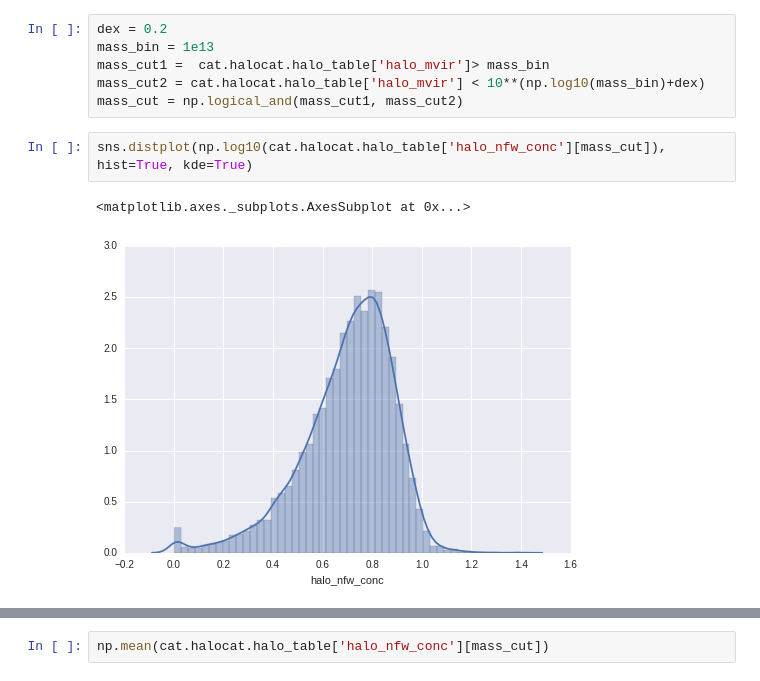
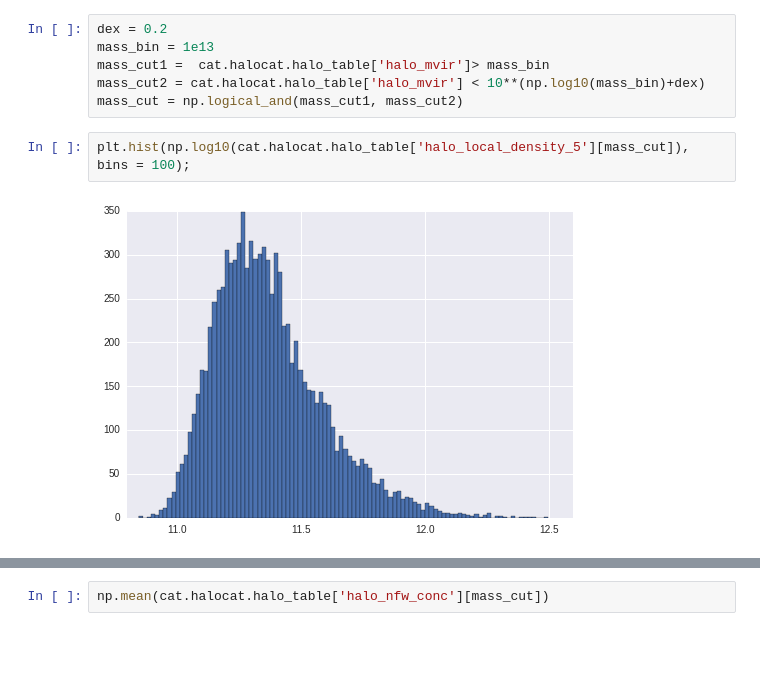
Before and after one commit to mclaughlin6464/pearce, a Jupyter notebook: notebooks/Test Cat.ipynb, the cells around one changed output, grey strips where cells are left out. Cells and saved outputs as stored; diff of their text form; blank space fills up the shorter version.

```diff
--- a/notebooks/Test Cat.ipynb
+++ b/notebooks/Test Cat.ipynb
@@ -137,7 +138,6 @@ mass_cut1 =  cat.halocat.halo_table['halo_mvir']> mass_bin
 mass_cut2 = cat.halocat.halo_table['halo_mvir'] < 10**(np.log10(mass_bin)+dex)
 mass_cut = np.logical_and(mass_cut1, mass_cut2)
 # %%
-sns.distplot(np.log10(cat.halocat.halo_table['halo_nfw_conc'][mass_cut]), hist=True, kde=True)
+plt.hist(np.log10(cat.halocat.halo_table['halo_local_density_5'][mass_cut]), bins = 100);
 # %% [output]
-<matplotlib.axes._subplots.AxesSubplot at 0x...>
-[figure, old version]
+[figure, new version]
```
Also changed, not shown: parts of 43 cells of this notebook.
